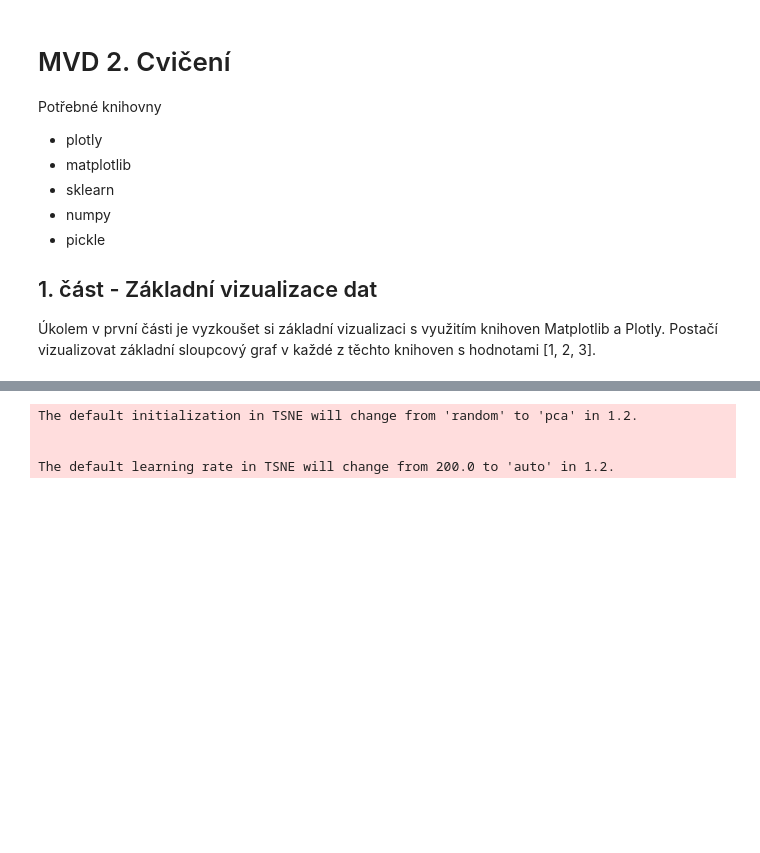
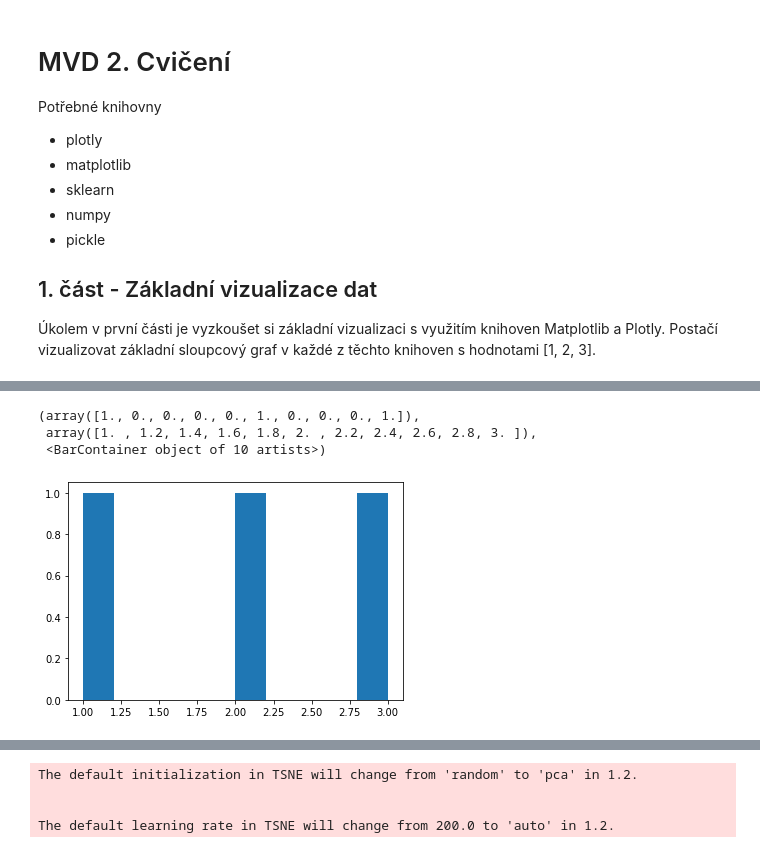
Before and after one commit to mariya-itak/MVD_2021, a Jupyter notebook: cviceni/cv02/MVD 2. cvičení.ipynb, the cells around one changed output, grey strips where cells are left out. Drawn from its saved outputs; the diff is of its cells as text; code cells hidden in the pictures; blank space fills up the shorter version.

```diff
--- a/cviceni/cv02/MVD 2. cvičení.ipynb
+++ b/cviceni/cv02/MVD 2. cvičení.ipynb
@@ -13,11 +13,16 @@ Potřebné knihovny
 Úkolem v první části je vyzkoušet si základní vizualizaci s využitím knihoven Matplotlib a Plotly. Postačí vizualizovat základní sloupcový graf v každé z těchto knihoven s hodnotami [1, 2, 3].
 # %%
 import plotly.express as px
-import matplotlib
-px.bar([1,2,3]).show()
+import matplotlib.pyplot as plt
+px.histogram([1,2,3], nbins=10).show()
+plt.hist([1,2,3], bins=10)
 # %% [output]
 [interactive output not drawn]
 [interactive output not drawn]
+(array([1., 0., 0., 0., 0., 1., 0., 0., 0., 1.]),
+ array([1. , 1.2, 1.4, 1.6, 1.8, 2. , 2.2, 2.4, 2.6, 2.8, 3. ]),
+ <BarContainer object of 10 artists>)
+[figure, added]
 # %% [markdown]
 ## 2. část - Využití t-SNE knihovny pro redukci dimenze dat
 
```
Also changed, not shown: parts of 1 cell of this notebook, 1 other file.
